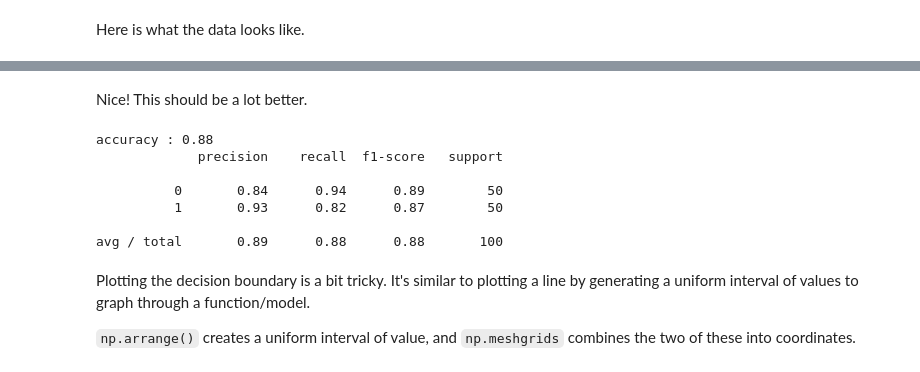
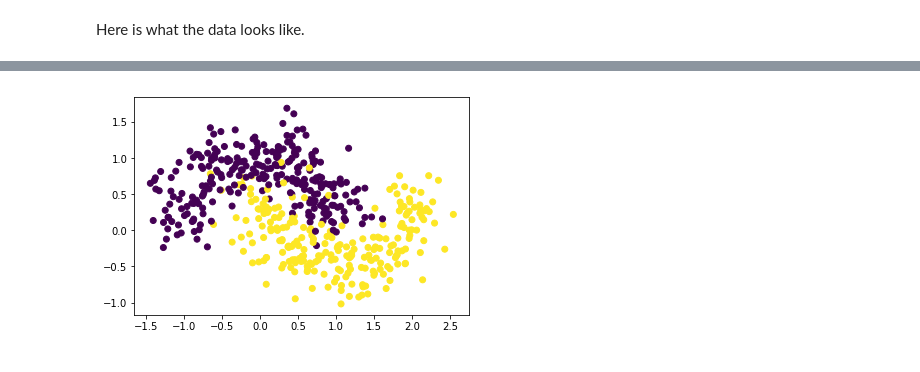
Before and after one commit to sjchiass/ml_guides, a Jupyter notebook: Statistical Learning/2_Classifiers.ipynb, the cells around one changed output, grey strips where cells are left out. Drawn from its saved outputs; the diff is of its cells as text; code cells hidden in the pictures.

```diff
--- a/Statistical Learning/2_Classifiers.ipynb
+++ b/Statistical Learning/2_Classifiers.ipynb
@@ -20,9 +148,16 @@ The dataset comes with 10 features, so I'll reduce it to 2 in order to make grap
 # %%
-X, y = make_hastie_10_2()
-X = X[:500,0:2]
-y = np.array(y)[:500]
-print(X.shape)
-print(y.shape)
+X, y = make_moons(n_samples=1000, noise=0.25)
+#X, y = make_circles(n_samples=1000, noise=0.2)
+
+X_train = X[:500,0:2]
+y_train = np.array(y)[:500]
+print(X_train.shape)
+print(y_train.shape)
+
+X_valid = X[500:1000,0:2]
+y_valid = np.array(y)[500:1000]
+print(X_valid.shape)
+print(y_valid.shape)
 # %% [output]
 (500, 2)
 (500,)
@@ -123,23 +168,6 @@ plt.show()
-# %% [markdown]
-Nice! This should be a lot better.
-# %%
-log = LogisticRegression()
-
-log_fit = log.fit(X, y)
-
-log_predict = log.predict(X)
-
-print("accuracy : {0}".format(accuracy_score(y, log_predict)))
-print(classification_report(y, log_predict))
-# %% [output]
-accuracy : 0.88
-             precision    recall  f1-score   support
-
-          0       0.84      0.94      0.89        50
-          1       0.93      0.82      0.87        50
-
-avg / total       0.89      0.88      0.88       100
-# %% [markdown]
-Plotting the decision boundary is a bit tricky. It's similar to plotting a line by generating a uniform interval of values to graph through a function/model.
-
-`np.arrange()` creates a uniform interval of value, and `np.meshgrids` combines the two of these into coordinates.
+# %%
+plt.scatter(X_train[:,0], X_train[:,1], c=y_train)
+
+plt.show()
+# %% [output]
+[figure, added]
```
Also changed, not shown: parts of 53 cells of this notebook, 3 other files.
